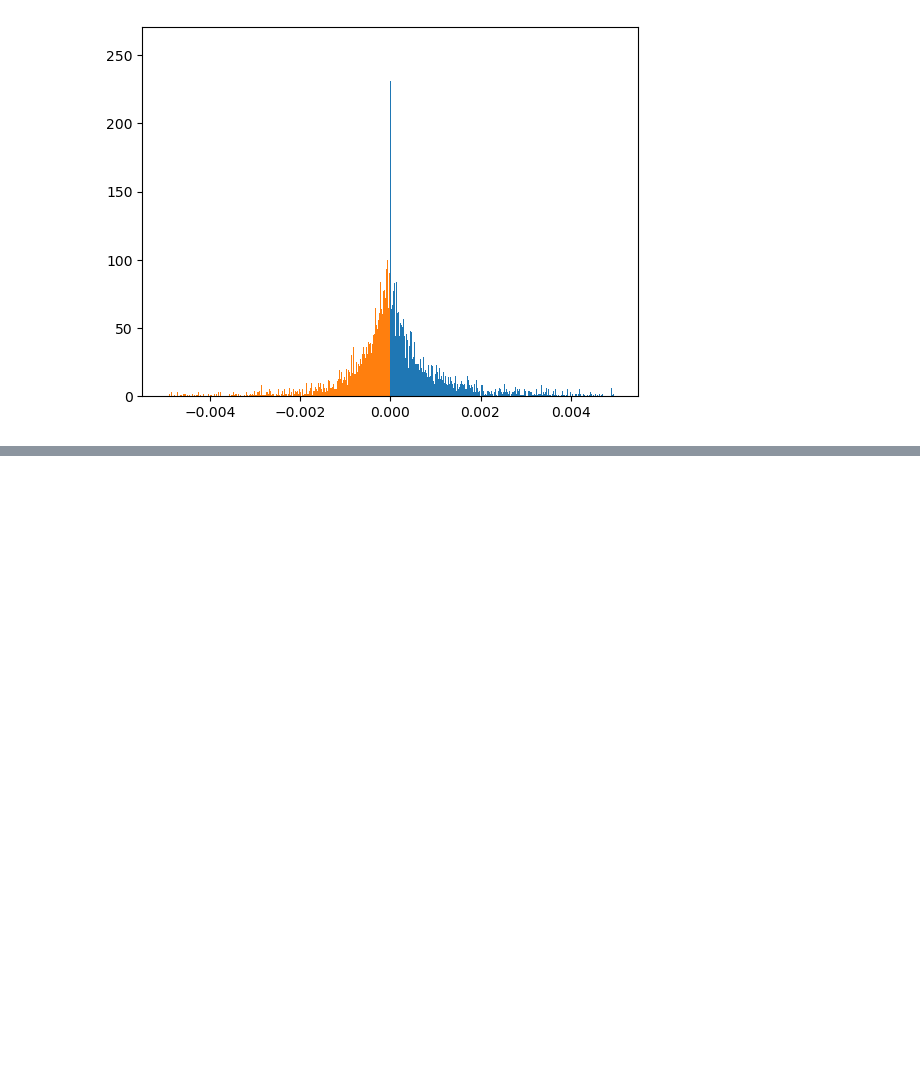
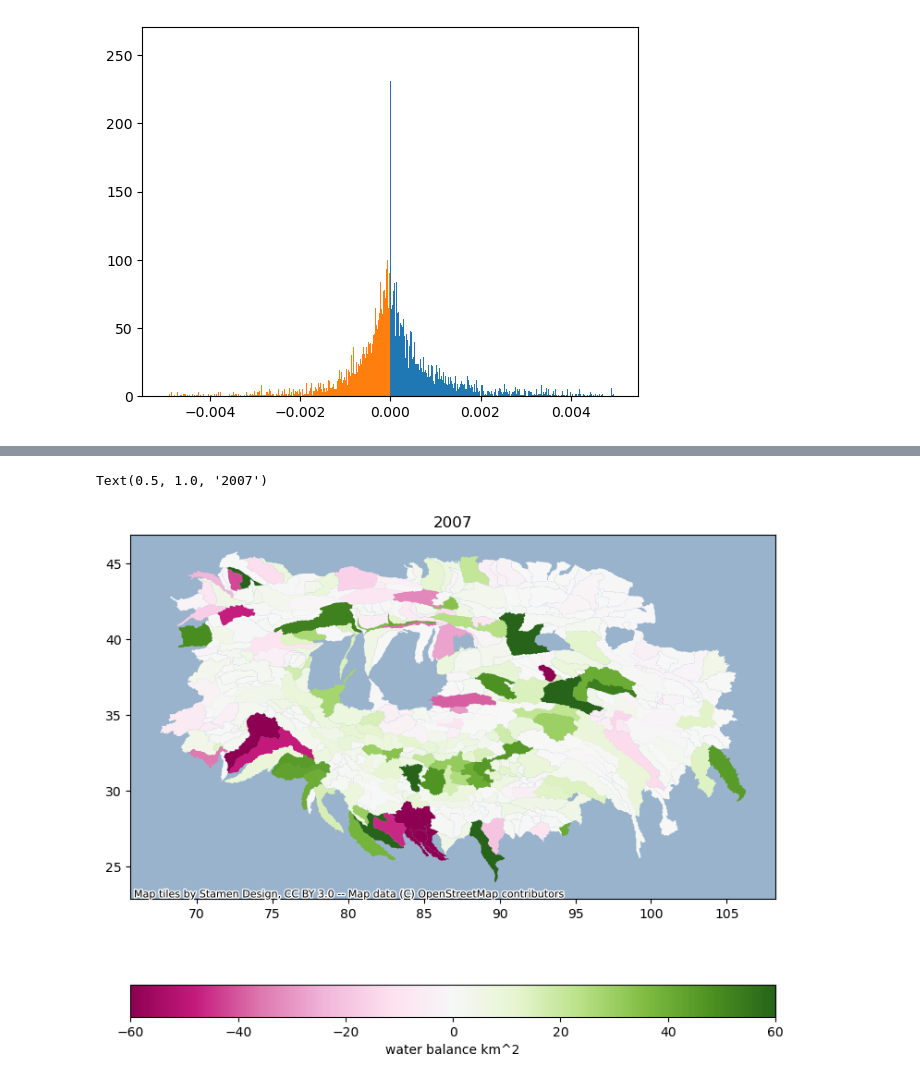
Before and after one commit to 4DModeller/tblakes, a Jupyter notebook: lake-growth.ipynb, the cells around one changed output, grey strips where cells are left out. Cells and saved outputs as stored; diff of their text form; code cells hidden in the pictures; blank space fills up the shorter version.

```diff
--- a/lake-growth.ipynb
+++ b/lake-growth.ipynb
@@ -65,0 +86,13 @@ df.water_balance_m3.hist()
+# %%
+import contextily as cx
+
+year = 2007
+
+fig, ax = plt.subplots(figsize=(9, 8))
+cbar = df[df.year==year].plot('water_balance_m3', cmap='PiYG', legend=True, ax=ax, vmin=-60, vmax=60
+                             ,legend_kwds={'orientation':'horizontal', 'label':'water balance km^2'})
+cx.add_basemap(ax)
+ax.set_title(str(year))
+# %% [output]
+Text(0.5, 1.0, '2007')
+[figure, added]
```
Also changed, not shown: parts of 3 cells of this notebook, 1 other file.
